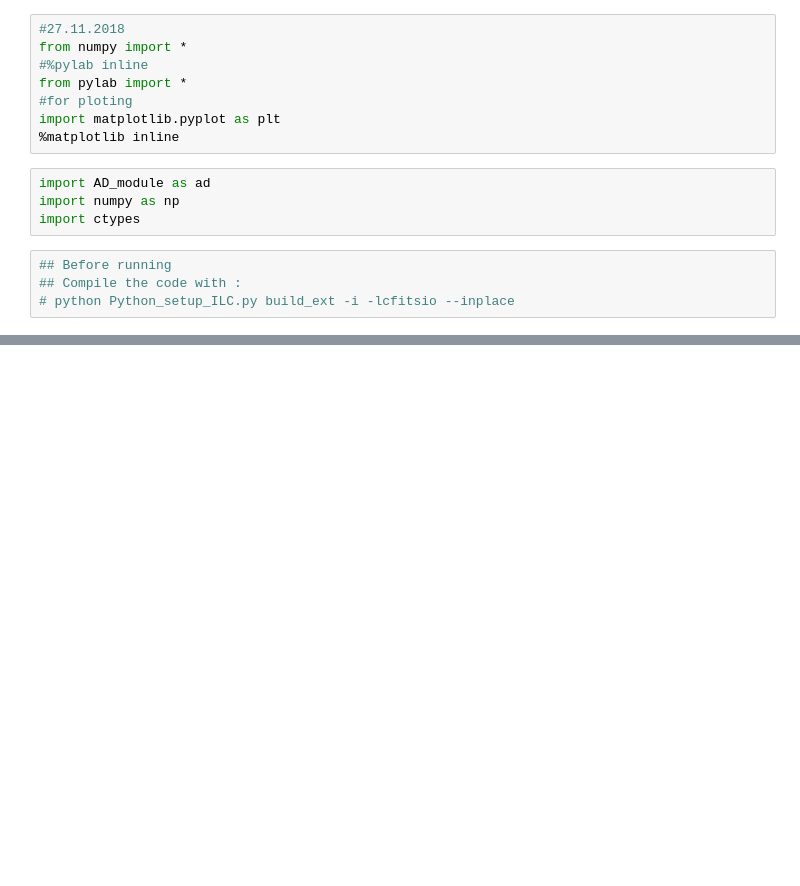
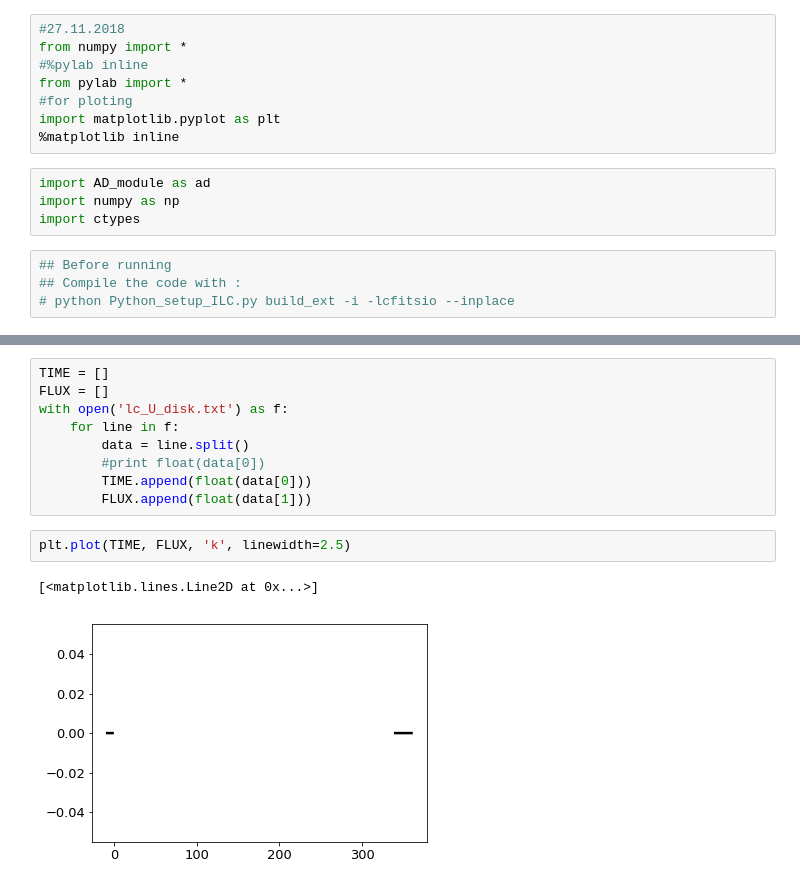
Before and after one commit to husnedereli/Reprocessing_disk, a Jupyter notebook: Compute_UVW2_LC_fitted_with_ADmodel.ipynb, the cells around one changed output, grey strips where cells are left out. Drawn from its saved outputs; the diff is of its cells as text; blank space fills up the shorter version.

```diff
--- a/Compute_UVW2_LC_fitted_with_ADmodel.ipynb
+++ b/Compute_UVW2_LC_fitted_with_ADmodel.ipynb
@@ -82,2 +107,16 @@ ad.AD_py(6,Filter, flux, time, Ntime)
 # %% [output]
 0
+# %%
+TIME = []
+FLUX = []
+with open('lc_U_disk.txt') as f:
+    for line in f:
+        data = line.split()
+        #print float(data[0])
+        TIME.append(float(data[0]))
+        FLUX.append(float(data[1]))
+# %%
+plt.plot(TIME, FLUX, 'k', linewidth=2.5)
+# %% [output]
+[<matplotlib.lines.Line2D at 0x...>]
+[figure, added]
```
Also changed, not shown: parts of 5 cells of this notebook, 4 other files.
